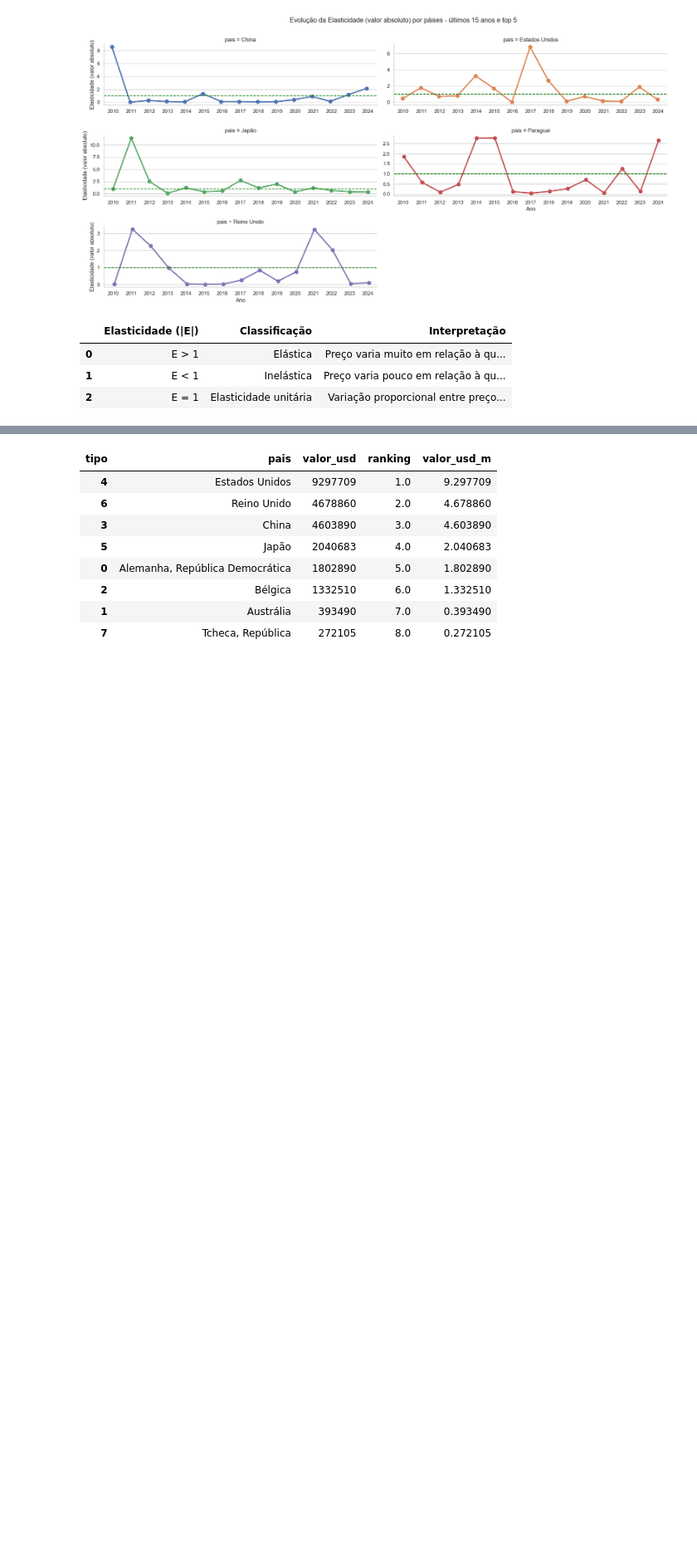
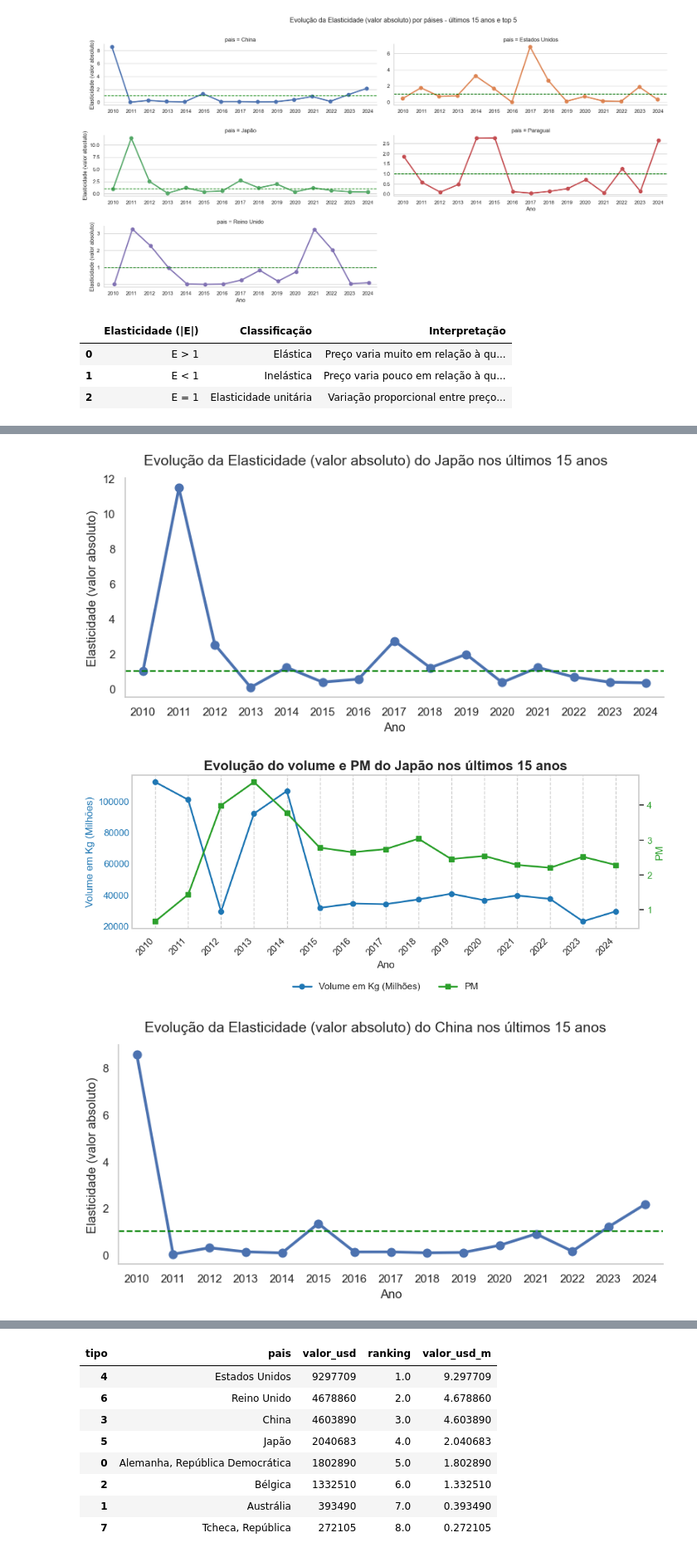
Before and after one commit to RicardViana/fiap-Data-Analysis-and-Exploration, a Jupyter notebook: tech_challenge_fase1.ipynb, the cells around one changed output, grey strips where cells are left out. Shown: that part at 83% size. Drawn from its saved outputs; the diff is of its cells as text; code cells hidden in the pictures; blank space fills up the shorter version.

Commit message:
Novos graficos

```diff
--- a/tech_challenge_fase1.ipynb
+++ b/tech_challenge_fase1.ipynb
@@ -54,3 +55,31 @@ def encontrar_sequencias_consecutivas(anos, min_consecutivos):
         resultado.append(sequencia)
 
     return resultado
+# %%
+# Função para gerar o grafico de elasticidade
+
+def plot_elasticidade(df, pais_filtro, delta_anos):
+
+    sns.set_theme(style="whitegrid")
+
+    df_filtro = df.query('pais in @pais_filtro')
+
+    g = sns.catplot(
+        data=df_filtro,
+        x='ano',
+        y='elasticidade',
+        kind='point',
+        height=4,
+        aspect=2,
+        markers='o'
+    )
+
+    for ax in g.axes.flat:
+        ax.axhline(1, color='green', linestyle='--', label='Elasticidade = 1')
+        ax.grid(False)
+
+    pais_nome = pais_filtro[0]
+    g.fig.subplots_adjust(top=0.9)
+    g.fig.suptitle(f'Evolução da Elasticidade (valor absoluto) do {pais_nome} nos últimos {delta_anos-1} anos', fontsize=14)
+    g.set_axis_labels("Ano", "Elasticidade (valor absoluto)")
+    g._legend.remove()
@@ -553,0 +474,17 @@ display(df_vinhos_pm_filtro_pais[['pais','ano','quantidade_kg','pm','var_pct_qtd
+# %%
+pais_filtro = ['Japão']
+plot_elasticidade(df_vinhos_pm, pais_filtro, delta_anos)
+plot_volume_valor(df_vinhos_pm, pais_filtro, delta_anos)
+
+pais_filtro = ['China']
+plot_elasticidade(df_vinhos_pm, pais_filtro, delta_anos)
+plot_volume_valor(df_vinhos_pm, pais_filtro, delta_anos)
+
+# Fazer o filtro dos paises
+pais_filtro = ['China','Japão']
+df_vinhos_pm_filtro_pais = df_vinhos_pm.query('pais in @pais_filtro')
+display(df_vinhos_pm_filtro_pais[['pais','ano','quantidade_kg','pm','var_pct_qtd','var_pct_pm','elasticidade','tipo_elasticidade']].sort_values(by=['pais','ano']))
+# %% [output]
+[figure, added]
+[figure, added]
+[figure, added]
```
Also changed, not shown: parts of 6 cells of this notebook.
